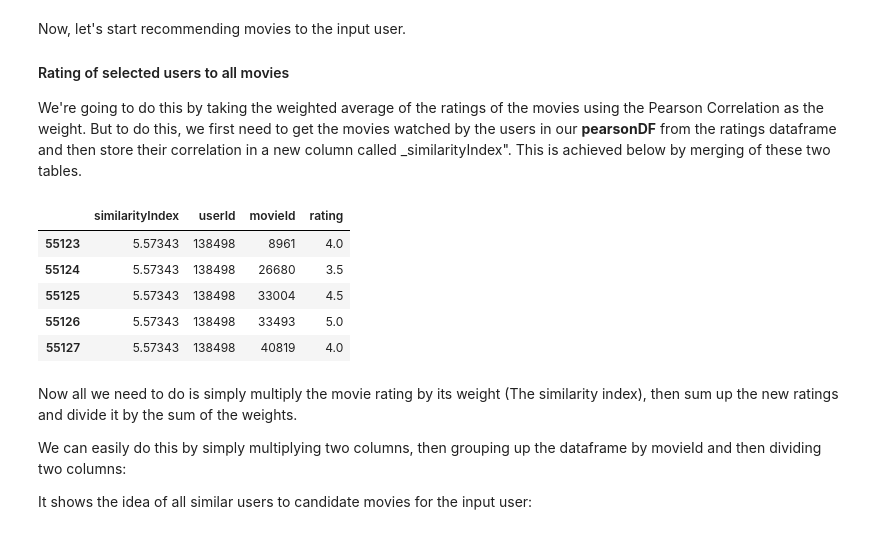
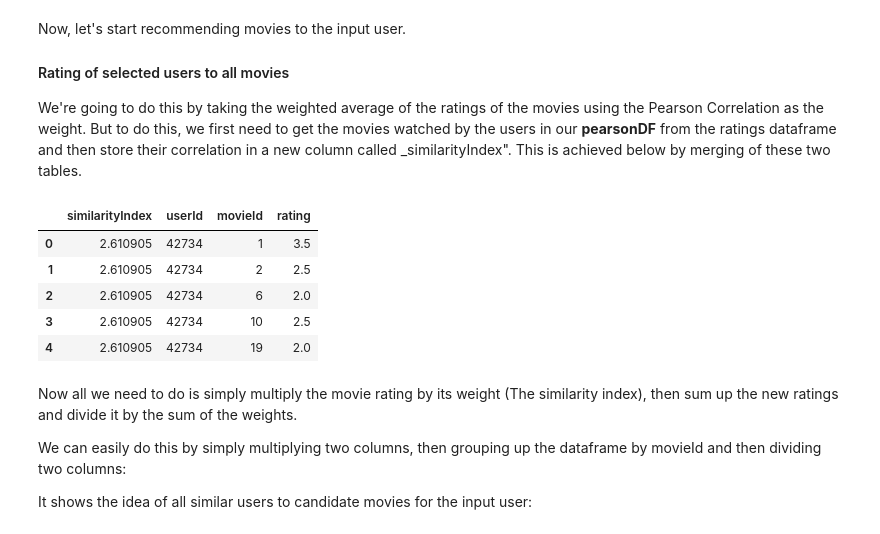
Before and after one commit to leodrivera/Leo_Notebooks, a Jupyter notebook: Semana9/Collaborative_aula(K_Means).ipynb, the cells around one changed output. Saved outputs shown, nothing was run; the diff lists cells and outputs as text; code cells hidden in the pictures.

```diff
--- a/Semana9/Collaborative_aula(K_Means).ipynb
+++ b/Semana9/Collaborative_aula(K_Means).ipynb
@@ -291,0 +381,5 @@ userSubsetGroup[0:5]
+# %%
+dist_ = np.min(X_dist,axis=1)
+dist_
+idx_similarity = 1/dist_
+idx_similarity
@@ -291,0 +389,6 @@ userSubsetGroup[0:5]
+# %%
+df_user = pd.DataFrame()
+df_user['similarityIndex'] = idx_similarity
+df_user['userId'] = df['userId']
+df_user['clusterLabels'] = y_labels
+df_user.head()
@@ -291,0 +402,3 @@ userSubsetGroup[0:5]
+# %%
+df_user = df_user[df_user['clusterLabels']==x_output[0]]
+df_user = df_user.drop('clusterLabels',axis=1)
@@ -296,5 +418,5 @@ Now let's get the top 50 users that are most similar to the input.
 # %%
-topUsers=personDF.sort_values(by='similarityIndex', ascending=False)[0:50]
+topUsers=df_user.sort_values(by='similarityIndex', ascending=False)[0:100]
 topUsers.head()
 # %% [output]
 |  | similarityIndex | userId |
@@ -311,14 +433,14 @@ Now, let's start recommending movies to the input user.
 We're going to do this by taking the weighted average of the ratings of the movies using the Pearson Correlation as the weight. But to do this, we first need to get the movies watched by the users in our **pearsonDF** from the ratings dataframe and then store their correlation in a new column called _similarityIndex". This is achieved below by merging of these two tables.
 # %%
 topUsersRating=topUsers.merge(ratings_df, left_on='userId', right_on='userId', how='inner')
-topUsersRating.tail()
+topUsersRating.head()
 # %% [output]
 |  | similarityIndex | userId | movieId | rating |
-| 55123 | 5.57343 | 138498 | 8961 | 4.0 |
-| 55124 | 5.57343 | 138498 | 26680 | 3.5 |
-| 55125 | 5.57343 | 138498 | 33004 | 4.5 |
-| 55126 | 5.57343 | 138498 | 33493 | 5.0 |
-| 55127 | 5.57343 | 138498 | 40819 | 4.0 |
+| 0 | 2.610905 | 42734 | 1 | 3.5 |
+| 1 | 2.610905 | 42734 | 2 | 2.5 |
+| 2 | 2.610905 | 42734 | 6 | 2.0 |
+| 3 | 2.610905 | 42734 | 10 | 2.5 |
+| 4 | 2.610905 | 42734 | 19 | 2.0 |
 # %% [markdown]
 Now all we need to do is simply multiply the movie rating by its weight (The similarity index), then sum up the new ratings and divide it by the sum of the weights.
 
```
Also changed, not shown: parts of 23 cells of this notebook.
